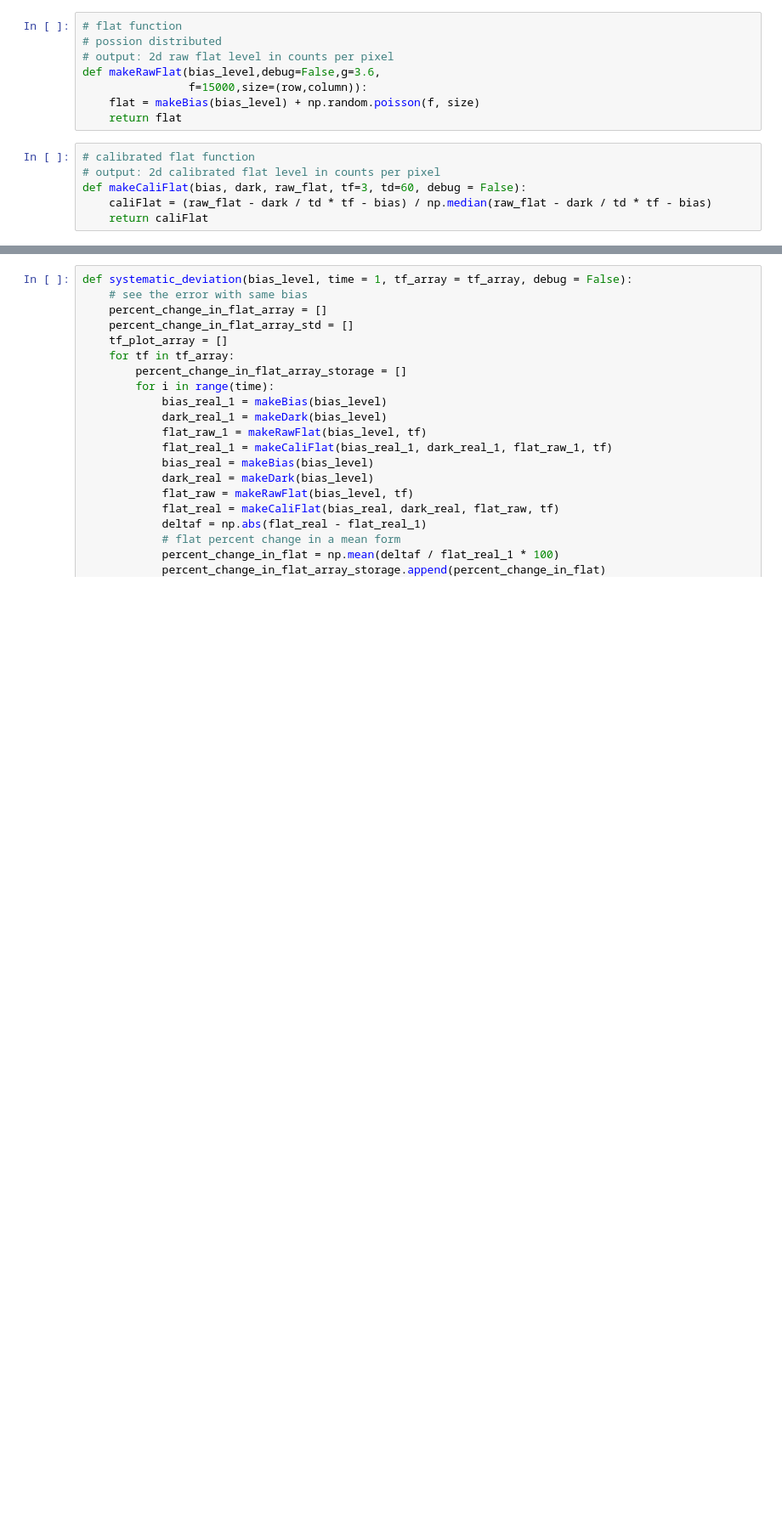
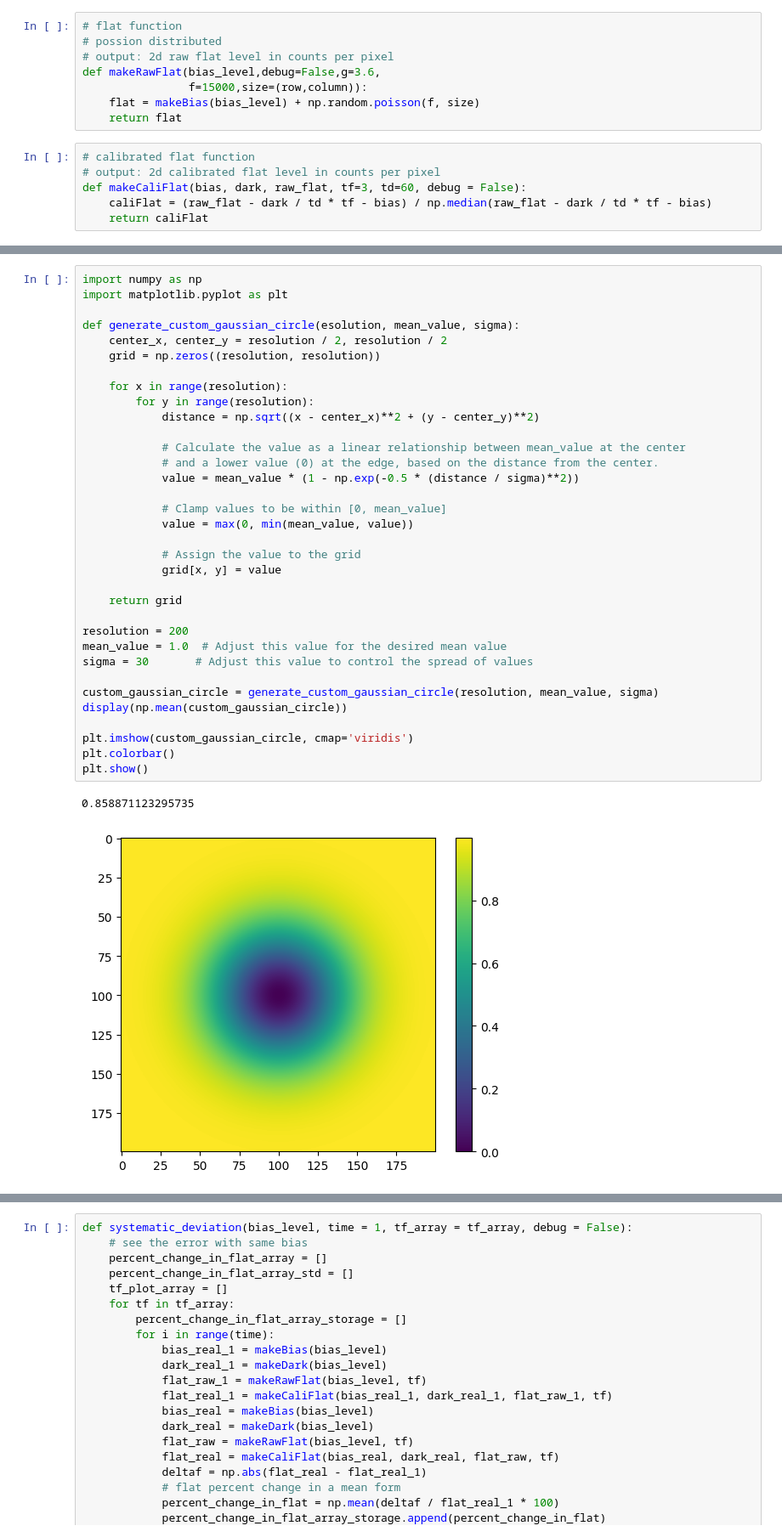
Before and after one commit to Voluptatemn/AstroResearch, a Jupyter notebook: BiasErrorProp.ipynb, the cells around one changed output, grey strips where cells are left out. Shown at 85% size. Cells and saved outputs as stored; diff of their text form; blank space fills up the shorter version.

```diff
--- a/BiasErrorProp.ipynb
+++ b/BiasErrorProp.ipynb
@@ -80,3 +116,40 @@ def makeCaliFlat(bias, dark, raw_flat, tf=3, td=60, debug = False):
+# %%
+import numpy as np
+import matplotlib.pyplot as plt
+
+def generate_custom_gaussian_circle(esolution, mean_value, sigma):
+    center_x, center_y = resolution / 2, resolution / 2
+    grid = np.zeros((resolution, resolution))
+
+    for x in range(resolution):
+        for y in range(resolution):
+            distance = np.sqrt((x - center_x)**2 + (y - center_y)**2)
+
+            # Calculate the value as a linear relationship between mean_value at the center
+            # and a lower value (0) at the edge, based on the distance from the center.
+            value = mean_value * (1 - np.exp(-0.5 * (distance / sigma)**2))
+
+            # Clamp values to be within [0, mean_value]
+            value = max(0, min(mean_value, value))
+
+            # Assign the value to the grid
+            grid[x, y] = value
+
+    return grid
+
+resolution = 200
+mean_value = 1.0  # Adjust this value for the desired mean value
+sigma = 30       # Adjust this value to control the spread of values
+
+custom_gaussian_circle = generate_custom_gaussian_circle(resolution, mean_value, sigma)
+display(np.mean(custom_gaussian_circle))
+
+plt.imshow(custom_gaussian_circle, cmap='viridis')
+plt.colorbar()
+plt.show()
+# %% [output]
+0.858871123295735
+[figure, added]
 # %%
 bias_real = makeBias(bias_real_level)
 dark_real = makeDark(bias_real_level)
```
Also changed, not shown: parts of 4 cells of this notebook.
